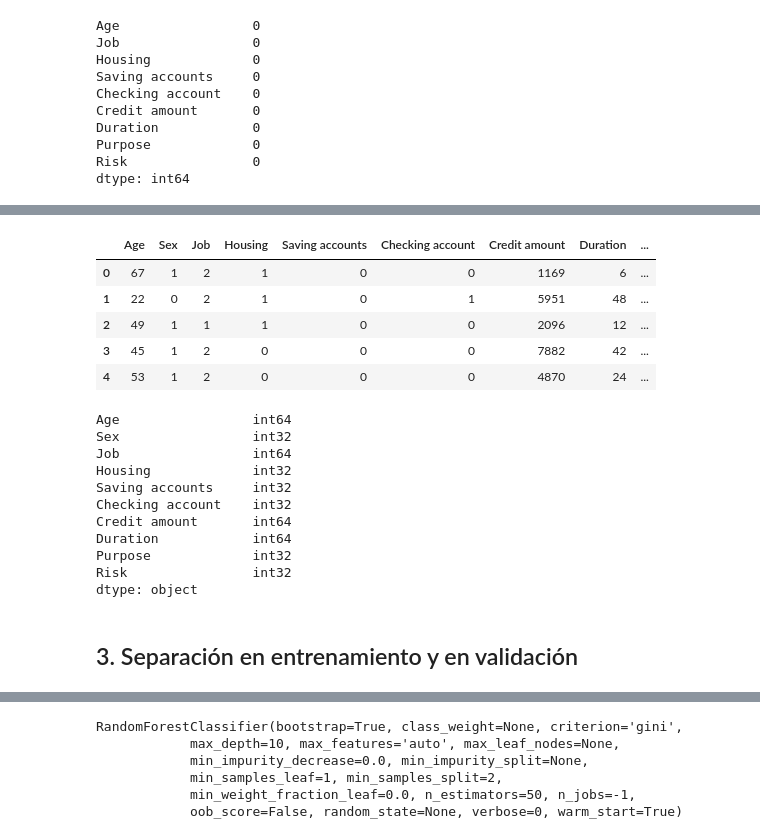
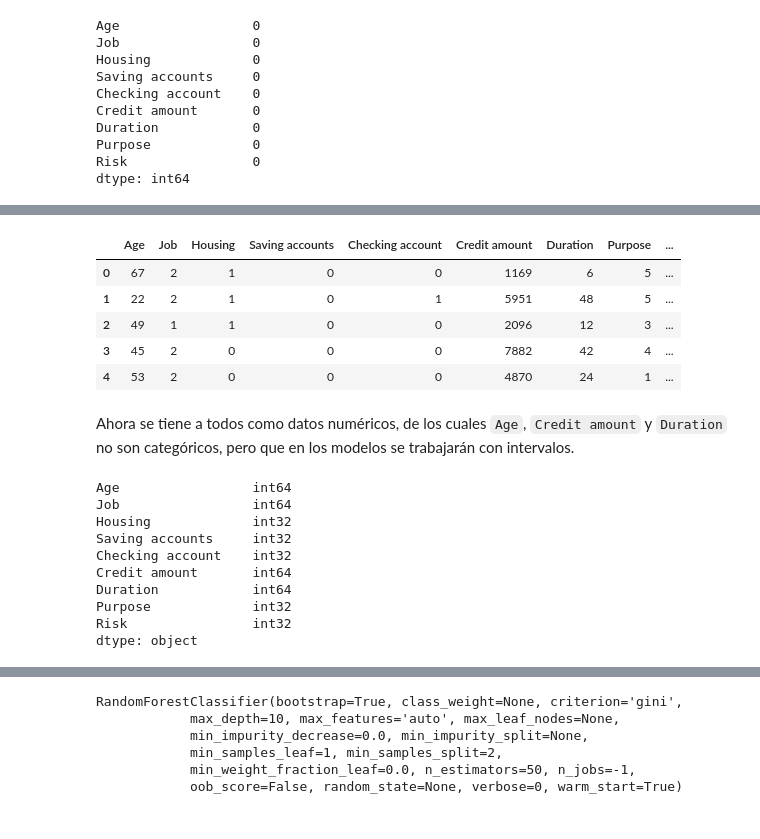
Before and after one commit to aLucaz/predicting-credit-risk, a Jupyter notebook: predict_models_credit_risk.ipynb, the cells around one changed output, grey strips where cells are left out. Drawn from its saved outputs; the diff is of its cells as text; code cells hidden in the pictures.

Commit message:
estructura lista, implementar modelos

```diff
--- a/predict_models_credit_risk.ipynb
+++ b/predict_models_credit_risk.ipynb
@@ -215,29 +213,31 @@ data_completed.head()
 # %%
-from sklearn import preprocessing
-def encode_features(data_T):
-    features = ['Sex', 'Housing','Saving accounts','Checking account','Purpose', 'Risk']
+from sklearn.preprocessing import LabelEncoder
+
+def encode_features(pre_data):
+    features = ['Housing','Saving accounts','Checking account','Purpose', 'Risk']
 
     for feature in features:
-        le = preprocessing.LabelEncoder()
-        le = le.fit(data_T[feature])
-        data_T[feature] = le.transform(data_T[feature])
+        le = LabelEncoder()
+        le = le.fit(pre_data[feature])
+        pre_data[feature] = le.transform(pre_data[feature])
 
-    return data_T
+    return pre_data
 
-data_processed = encode_features(data_completed)
-data_processed.head()
+clean_data = encode_features(clean_data)
+clean_data.head()
 # %% [output]
-|  | Age | Sex | Job | Housing | Saving accounts | Checking account | Credit amount | Duration | ... |
-| 0 | 67 | 1 | 2 | 1 | 0 | 0 | 1169 | 6 | ... |
-| 1 | 22 | 0 | 2 | 1 | 0 | 1 | 5951 | 48 | ... |
-| 2 | 49 | 1 | 1 | 1 | 0 | 0 | 2096 | 12 | ... |
-| 3 | 45 | 1 | 2 | 0 | 0 | 0 | 7882 | 42 | ... |
-| 4 | 53 | 1 | 2 | 0 | 0 | 0 | 4870 | 24 | ... |
+|  | Age | Job | Housing | Saving accounts | Checking account | Credit amount | Duration | Purpose | ... |
+| 0 | 67 | 2 | 1 | 0 | 0 | 1169 | 6 | 5 | ... |
+| 1 | 22 | 2 | 1 | 0 | 1 | 5951 | 48 | 5 | ... |
+| 2 | 49 | 1 | 1 | 0 | 0 | 2096 | 12 | 3 | ... |
+| 3 | 45 | 2 | 0 | 0 | 0 | 7882 | 42 | 4 | ... |
+| 4 | 53 | 2 | 0 | 0 | 0 | 4870 | 24 | 1 | ... |
+# %% [markdown]
+Ahora se tiene a todos como datos numéricos, de los cuales `Age`, `Credit amount` y `Duration` no son categóricos, pero que en los modelos se trabajarán con intervalos.
 # %%
-data_processed.dtypes
+clean_data.dtypes
 # %% [output]
 Age                 int64
-Sex                 int32
 Job                 int64
 Housing             int32
 Saving accounts     int32
@@ -247,5 +247,3 @@ Duration            int64
 Purpose             int32
 Risk                int32
 dtype: object
-# %% [markdown]
-## 3. Separación en entrenamiento y en validación
```
Also changed, not shown: parts of 15 cells of this notebook.
